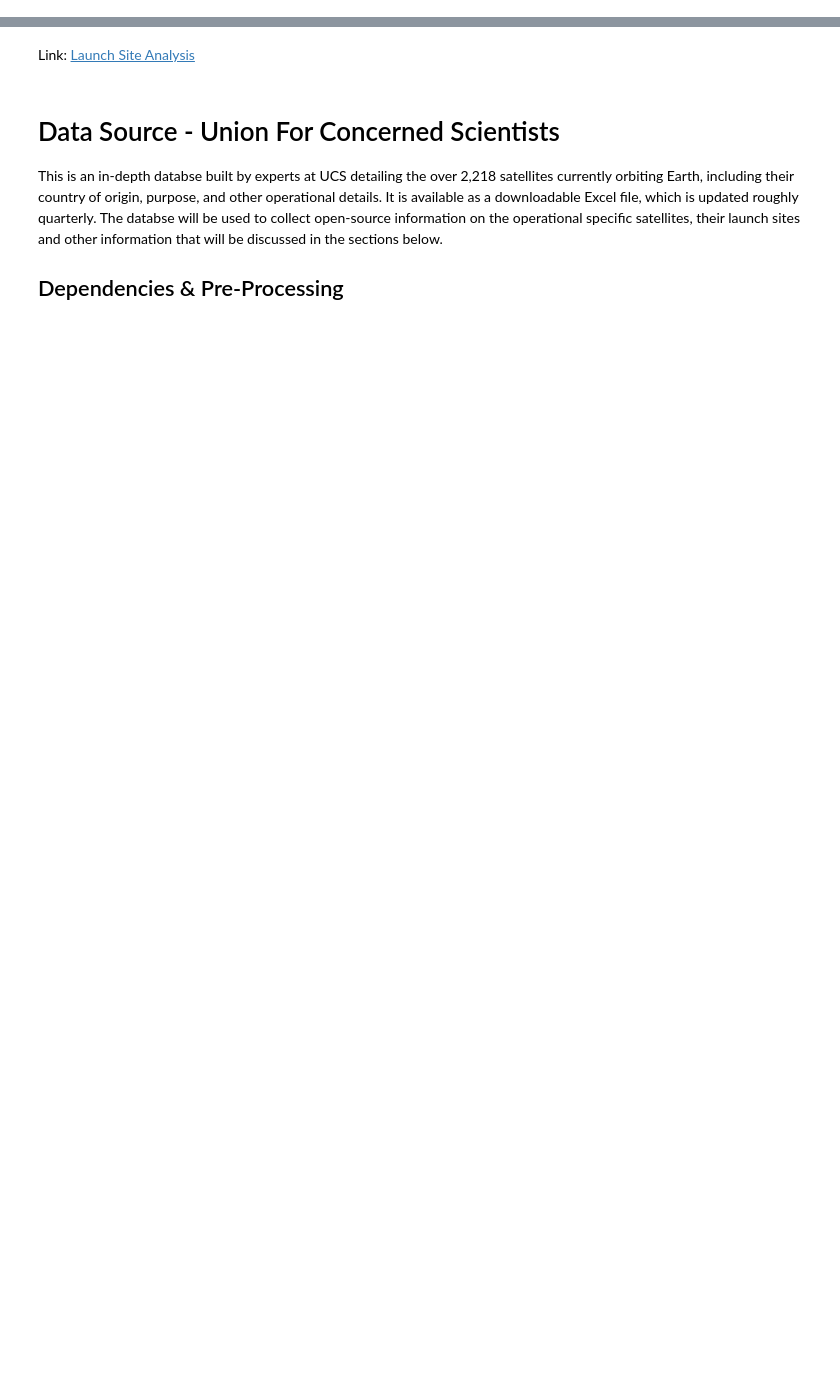
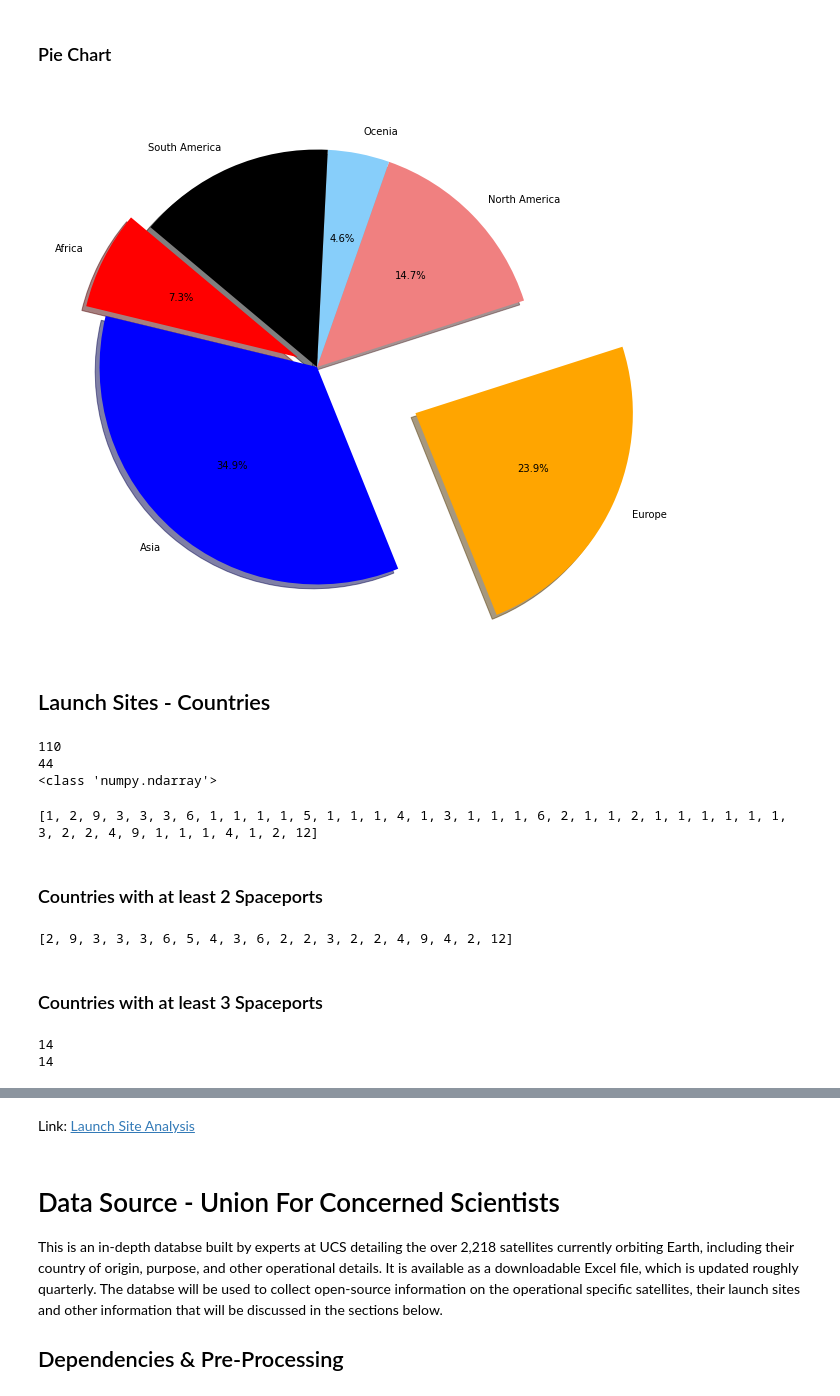
Before and after one commit to GateraGael/Data-Science-Life-Cycle-Global-Rocket-Launch-Study, a Jupyter notebook: Aerospace_Launch_Business_Data_Analysis.ipynb, the cells around one changed output, grey strips where cells are left out. Cells and saved outputs as stored; diff of their text form; code cells hidden in the pictures; blank space fills up the shorter version.

```diff
--- a/Aerospace_Launch_Business_Data_Analysis.ipynb
+++ b/Aerospace_Launch_Business_Data_Analysis.ipynb
@@ -12,0 +67,7 @@ NSBE's East African Spaceport Feasibility study is conducting a research study w
+# %%
+# Here we can get all the continents that are part of this dataset by slicing
+Continents = Launch_Sites_data[:, 0:1]
+print(type(Continents))
+# Since we are pulling values from an ndarray, the initial Continents_List will be
+# a list of lists - a column list or 1 x n vector
+Continents_List = Continents.tolist()
@@ -12,0 +129,66 @@ NSBE's East African Spaceport Feasibility study is conducting a research study w
+# %% [markdown]
+### Pie Chart
+# %%
+# Tells matplotlib to seperate the "Python" section from the others
+labels = ["Africa","Asia","Europe","North America","Ocenia","South America"]
+colors = ["red","blue","orange","lightcoral","lightskyblue","black"]
+explode = (0.1, 0, 0.5, 0, 0, 0)
+plt.pie(Continents_Counts, explode=explode, labels=labels, colors=colors, autopct="%1.1f%%", shadow=True, startangle=140);
+# %% [output]
+[figure, added]
+# %% [markdown]
+## Launch Sites -  Countries
+# %%
+# Directly reading the countries Column into a list
+Countries = list(Launch_Sites_data[:,1])
+# Checking how many values aer in the list of countries
+print(len(Countries))
+# Printing the unique values from the the countries list
+unique_countries = np.unique(Countries)
+print(len(unique_countries))
+print(type(unique_countries))
+# %% [output]
+110
+44
+<class 'numpy.ndarray'>
+# %%
+# Counting how many launch site each unique country has
+countries_counts = []
+for country in unique_countries:
+    countries_counts.append(Countries.count(country))
+print(countries_counts)
+# %% [output]
+[1, 2, 9, 3, 3, 3, 6, 1, 1, 1, 1, 5, 1, 1, 1, 4, 1, 3, 1, 1, 1, 6, 2, 1, 1, 2, 1, 1, 1, 1, 1, 1, 3, 2, 2, 4, 9, 1, 1, 1, 4, 1, 2, 12]
+# %% [markdown]
+### Countries with at least 2 Spaceports
+# %%
+# Since we can see from the above list that most coutries have only one
+# We can only plot those who at least have two launchsites
+countries_counts_2 = []
+for country in unique_countries:
+    if Countries.count(country) >= 2:
+        countries_counts_2.append(Countries.count(country))
+    else:
+        continue
+print(countries_counts_2)
+# %% [output]
+[2, 9, 3, 3, 3, 6, 5, 4, 3, 6, 2, 2, 3, 2, 2, 4, 9, 4, 2, 12]
+# %% [markdown]
+### Countries with at least 3 Spaceports
+# %%
+# We can further decrease the sample size to only countries with at least 3
+# Launch sites
+# Creating a separate list to store the country names
+countries_counts_3 = []
+countries_names_3 = []
+for country in unique_countries:
+    if Countries.count(country) >= 3:
+        countries_counts_3.append(Countries.count(country))
+        countries_names_3.append(country)
+    else:
+        continue
+print(len(countries_counts_3))
+print(len(countries_names_3))
+# %% [output]
+14
+14
```
Also changed, not shown: parts of 32 cells of this notebook.
